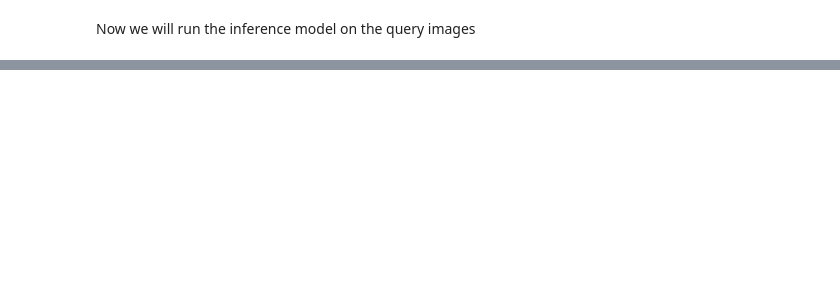
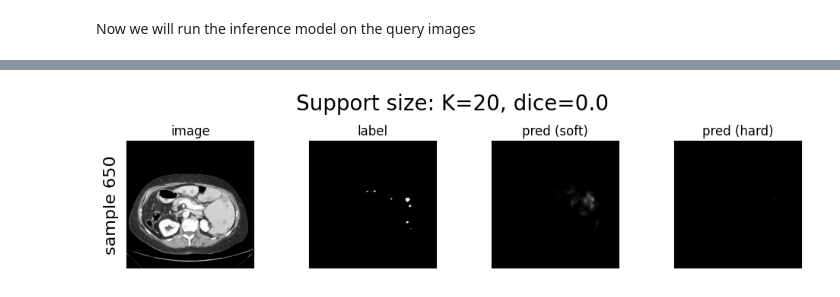
Before and after one commit to alinaryabtsev/FewShotLearning, a Jupyter notebook: test_modules/universeg_test.ipynb, the cells around one changed output, grey strips where cells are left out. Cells and saved outputs as stored; diff of their text form; code cells hidden in the pictures; blank space fills up the shorter version.

```diff
--- a/test_modules/universeg_test.ipynb
+++ b/test_modules/universeg_test.ipynb
@@ -119,0 +217,24 @@ visualize_tensors({
+# %%
+K = 20
+support_images, support_labels = zip(*itertools.islice(d_support, K))
+support_images = torch.stack(support_images).to(device)
+support_labels = torch.stack(support_labels).to(device)
+# %%
+# select an image, label test pair
+# idx = np.random.permutation(len(d_query))[0]
+idx = 650
+image, label = d_query[idx]
+image, label = image.to(device), label.to(device)
+
+# run inference
+logits = model(image[None], support_images[None], support_labels[None])[0].to(device)
+pred = torch.sigmoid(logits)
+
+# visualize
+hard_pred = pred > 0.5
+dice = np.round(dice_score(hard_pred, label), 3)
+res = {f'sample {idx}': [image, label, pred, hard_pred]}
+titles = col_names=['image', 'label', 'pred (soft)', 'pred (hard)']
+visualize_tensors(res, col_wrap=4, title=f"Support size: K={K}, dice={dice}", col_names=titles)
+# %% [output]
+[figure, added]
```
Also changed, not shown: parts of 39 cells of this notebook.
